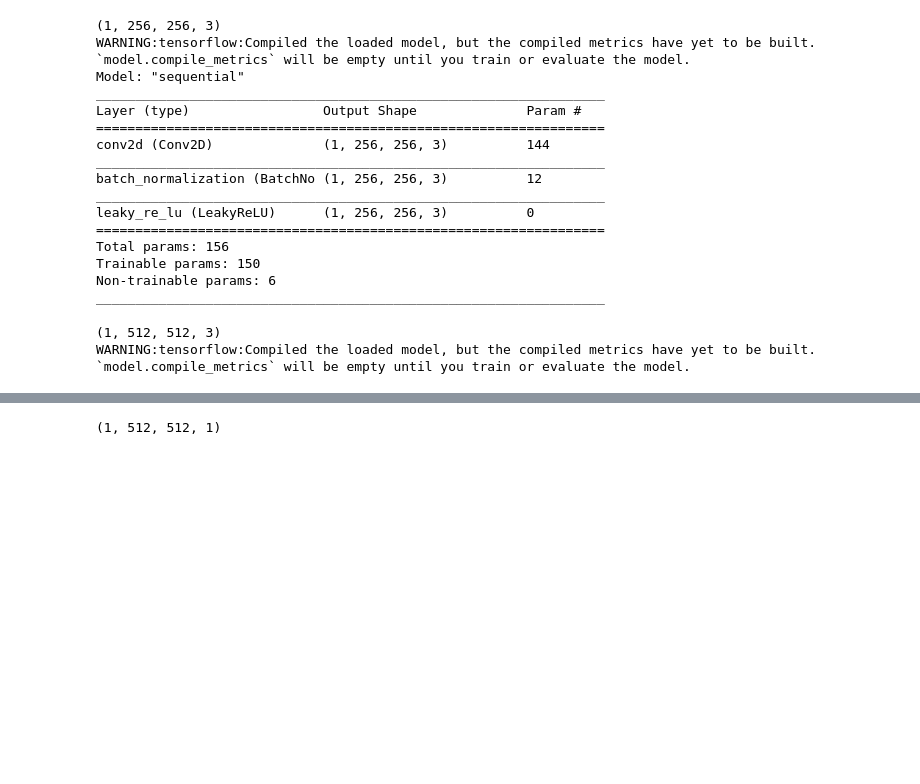
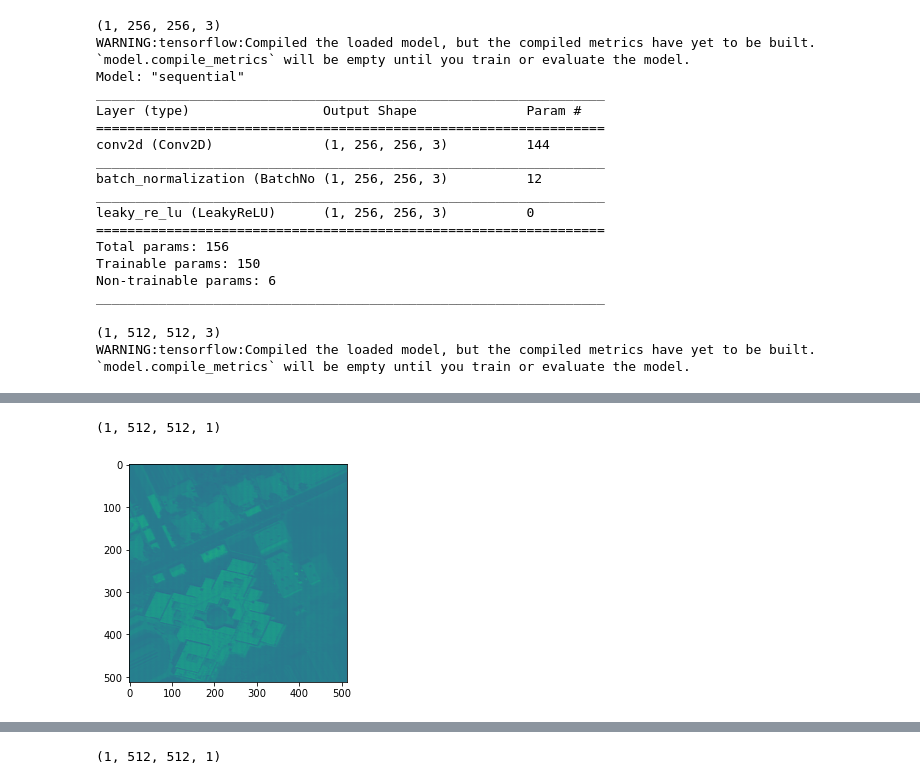
Before and after one commit to CSCCNY/final-project-landandbuildingsatimg-ccny, a Jupyter notebook: notebooks/scratch/02-JB-pix2pix4s.ipynb, the cells around one changed output, grey strips where cells are left out. Saved outputs shown, nothing was run; the diff lists cells and outputs as text; code cells hidden in the pictures; blank space fills up the shorter version.

```diff
--- a/notebooks/scratch/02-JB-pix2pix4s.ipynb
+++ b/notebooks/scratch/02-JB-pix2pix4s.ipynb
@@ -296,0 +293,6 @@ WARNING:tensorflow:Compiled the loaded model, but the compiled metrics have yet
+# %%
+plt.imshow(gen_output[0, ...])
+print(gen_output.shape)
+# %% [output]
+(1, 512, 512, 1)
+[figure, added]
```
Also changed, not shown: parts of 47 cells of this notebook, 6 other files.
